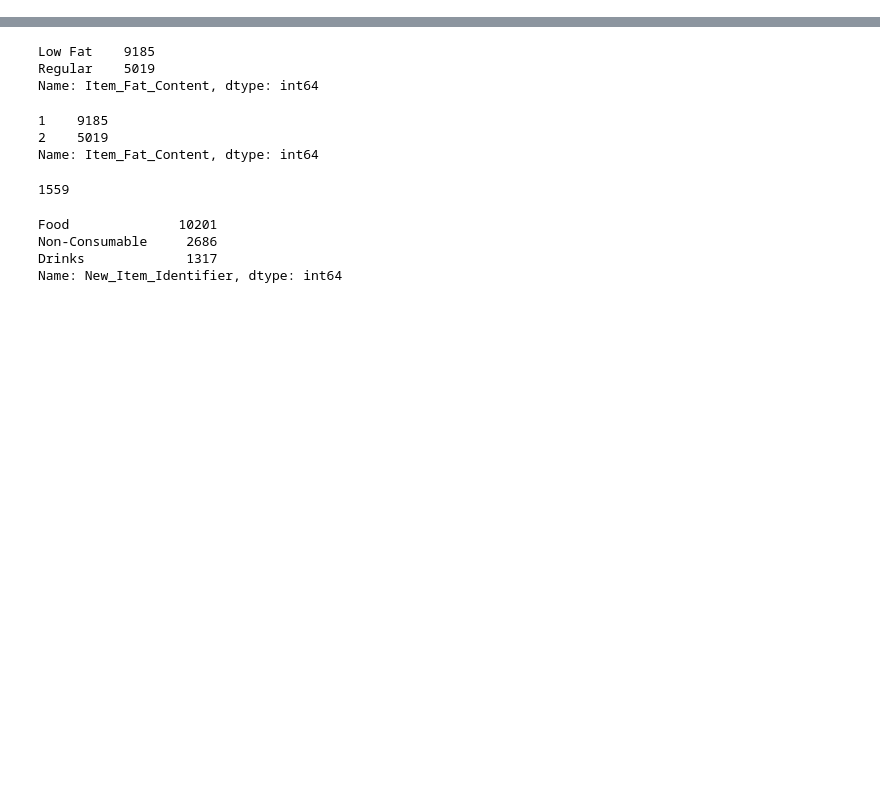
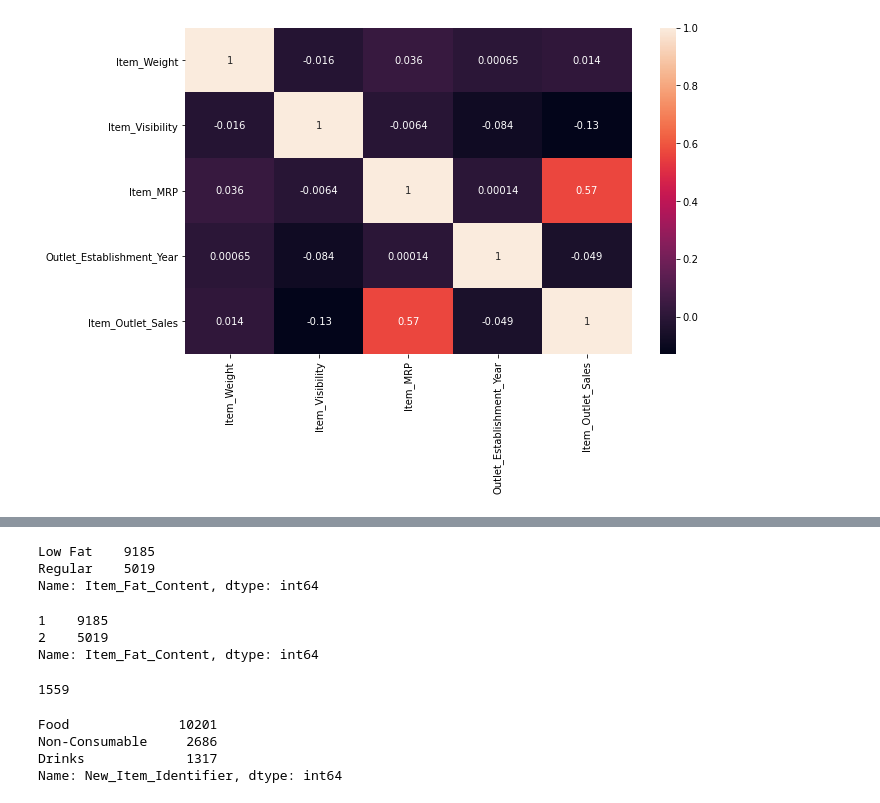
Before and after one commit to Sba121/practice, a Jupyter notebook: big mart sales.ipynb, the cells around one changed output, grey strips where cells are left out. Saved outputs shown, nothing was run; the diff lists cells and outputs as text; code cells hidden in the pictures; blank space fills up the shorter version.

```diff
--- a/big mart sales.ipynb
+++ b/big mart sales.ipynb
@@ -182,0 +17,3 @@ Name: Item_Fat_Content, dtype: int64
+# %%
+df_train = pd.read_csv(r'C:\Users\Admin\Documents\Data\Data\datasets_9961_14084_Train_bigmart_sales.csv')
+df_train.head() # raw data is separated into two parts train & test
@@ -182,0 +49,3 @@ Name: Item_Fat_Content, dtype: int64
+# %%
+df_test = pd.read_csv(r'C:\Users\Admin\Documents\Data\Data\datasets_9961_14084_Test_bigmart_sales.csv')
+df_test.head()
@@ -182,0 +155,7 @@ Name: Item_Fat_Content, dtype: int64
+# %%
+plt.figure(figsize=(10,6))
+sns.heatmap(df_new.corr(), annot=True);
+
+# there is a moderate and positive relationship between item_MRP and item_outlet_sales
+# %% [output]
+[figure, added]
```
Also changed, not shown: parts of 98 cells of this notebook.
